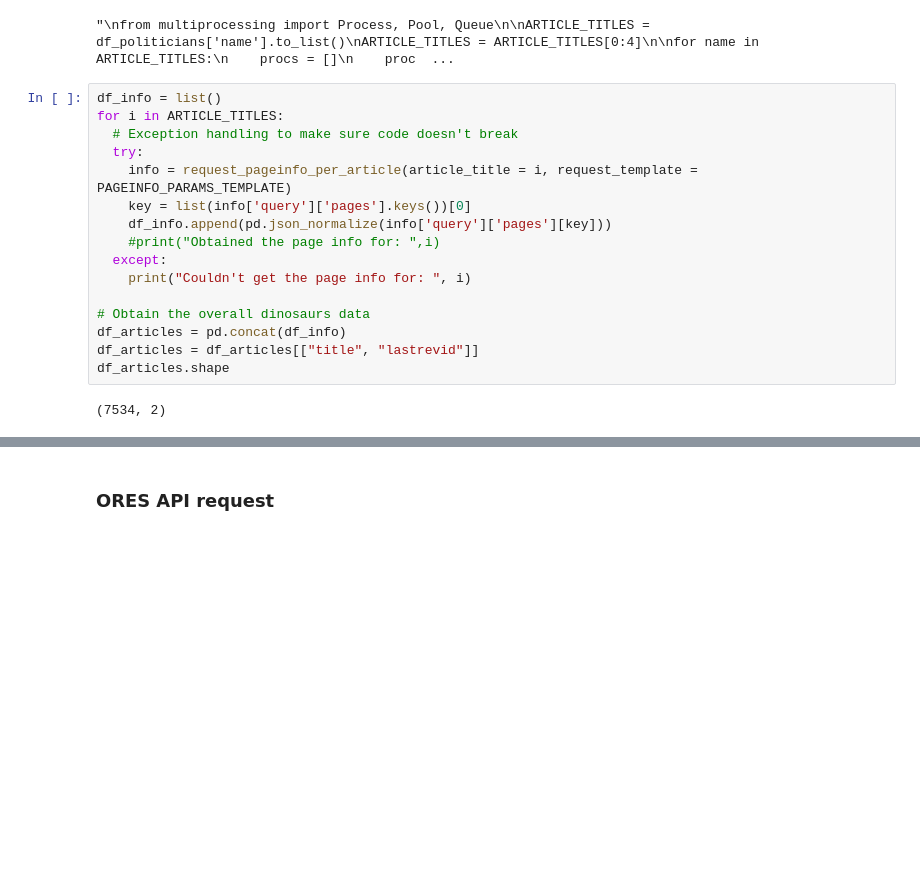
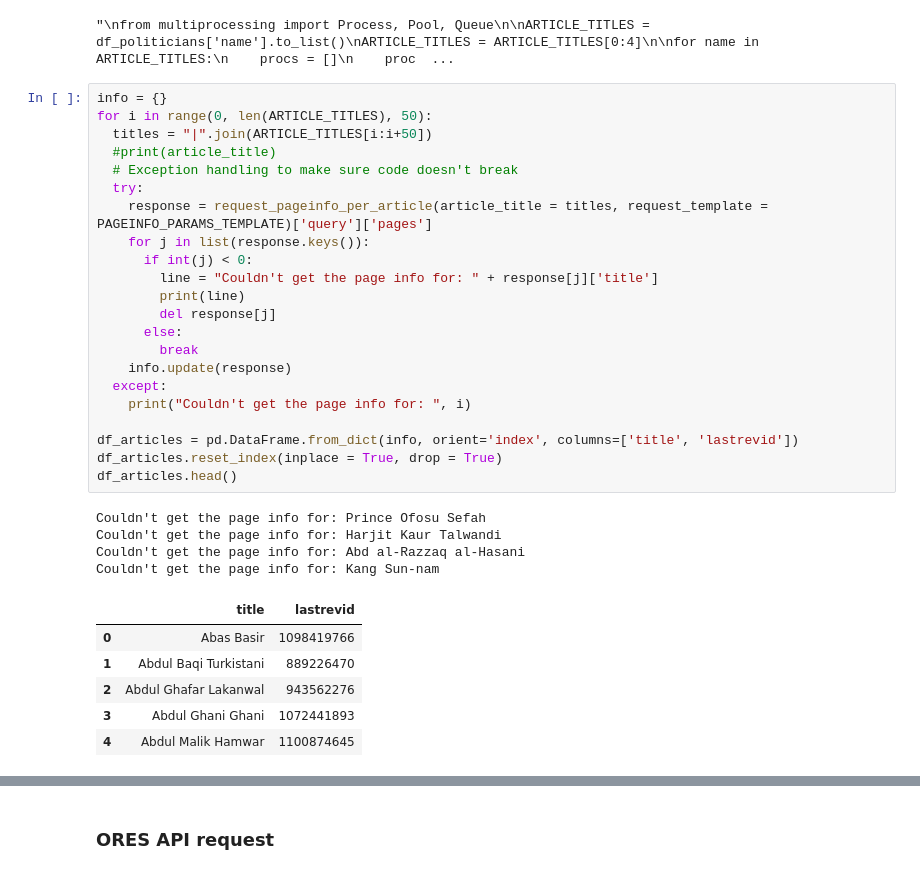
Before and after one commit to TharunKumarReddy5/data-512-homework_2, a Jupyter notebook: DATA 512 Homework 2 Tharun.ipynb, the cells around one changed output, grey strips where cells are left out. Drawn from its saved outputs; the diff is of its cells as text; blank space fills up the shorter version.

```diff
--- a/DATA 512 Homework 2 Tharun.ipynb
+++ b/DATA 512 Homework 2 Tharun.ipynb
@@ -184,20 +182,35 @@ print(output)
 # %% [output]
 "\nfrom multiprocessing import Process, Pool, Queue\n\nARTICLE_TITLES = df_politicians['name'].to_list()\nARTICLE_TITLES = ARTICLE_TITLES[0:4]\n\nfor name in ARTICLE_TITLES:\n    procs = []\n    proc  ...
 # %%
-df_info = list()
-for i in ARTICLE_TITLES:
+info = {}
+for i in range(0, len(ARTICLE_TITLES), 50):
+  titles = "|".join(ARTICLE_TITLES[i:i+50])
+  #print(article_title)
   # Exception handling to make sure code doesn't break
   try:
-    info = request_pageinfo_per_article(article_title = i, request_template = PAGEINFO_PARAMS_TEMPLATE)
-    key = list(info['query']['pages'].keys())[0]
-    df_info.append(pd.json_normalize(info['query']['pages'][key]))
-    #print("Obtained the page info for: ",i)
+    response = request_pageinfo_per_article(article_title = titles, request_template = PAGEINFO_PARAMS_TEMPLATE)['query']['pages']
+    for j in list(response.keys()):
+      if int(j) < 0:
+        line = "Couldn't get the page info for: " + response[j]['title']
+        print(line)
+        del response[j]
+      else:
+        break
+    info.update(response)
   except:
     print("Couldn't get the page info for: ", i)
 
-# Obtain the overall dinosaurs data
-df_articles = pd.concat(df_info)
-df_articles = df_articles[["title", "lastrevid"]]
-df_articles.shape
+df_articles = pd.DataFrame.from_dict(info, orient='index', columns=['title', 'lastrevid'])
+df_articles.reset_index(inplace = True, drop = True)
+df_articles.head()
 # %% [output]
-(7534, 2)
+Couldn't get the page info for: Prince Ofosu Sefah
+Couldn't get the page info for: Harjit Kaur Talwandi
+Couldn't get the page info for: Abd al-Razzaq al-Hasani
+Couldn't get the page info for: Kang Sun-nam
+|  | title | lastrevid |
+| 0 | Abas Basir | 1098419766 |
+| 1 | Abdul Baqi Turkistani | 889226470 |
+| 2 | Abdul Ghafar Lakanwal | 943562276 |
+| 3 | Abdul Ghani Ghani | 1072441893 |
+| 4 | Abdul Malik Hamwar | 1100874645 |
```
Also changed, not shown: parts of 16 cells of this notebook, 6 other files.
